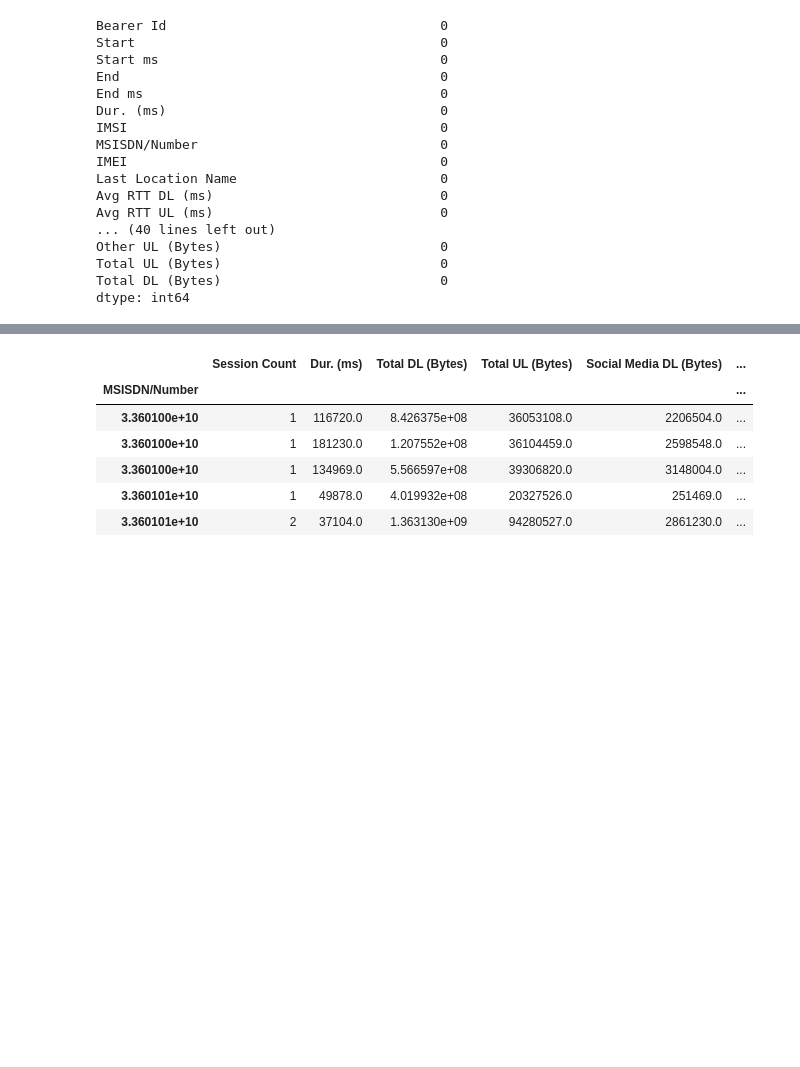
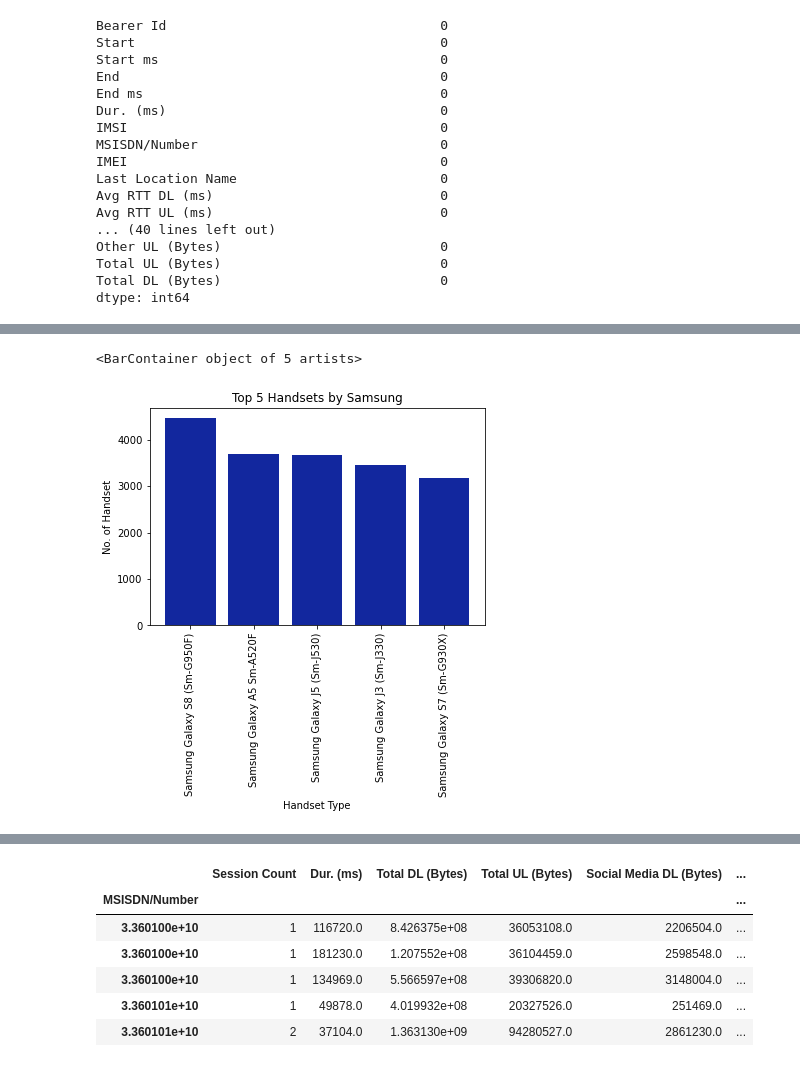
Before and after one commit to DiyeMark/User-Analytics-Telecommunication-Industry, a Jupyter notebook: notebooks/user-overview-analysis.ipynb, the cells around one changed output, grey strips where cells are left out. Cells and saved outputs as stored; diff of their text form; code cells hidden in the pictures; blank space fills up the shorter version.

```diff
--- a/notebooks/user-overview-analysis.ipynb
+++ b/notebooks/user-overview-analysis.ipynb
@@ -190,4 +215,16 @@ Samsung Galaxy S7 (Sm-G930X)    3199
 Name: Handset Type, dtype: int64
+# %%
+plt.xlabel("Handset Type")
+plt.xticks(rotation='vertical')
+plt.ylabel("No. of Handset")
+plt.title("Top 5 Handsets by Samsung")
+plt.bar(list(db['Handset Type'].where(db['Handset Manufacturer'] == 'Samsung').value_counts().nlargest(5).keys()),
+        list(db['Handset Type'].where(db['Handset Manufacturer'] == 'Samsung').value_counts().nlargest(5).values),
+        color ='#12279e',
+        )
+# %% [output]
+<BarContainer object of 5 artists>
+[figure, added]
 # %%
 # top 5 handsets per top 3 handset manufacturer
 db['Handset Type'].where(db['Handset Manufacturer'] == 'Huawei').value_counts().nlargest(5)
```
Also changed, not shown: parts of 12 cells of this notebook.
